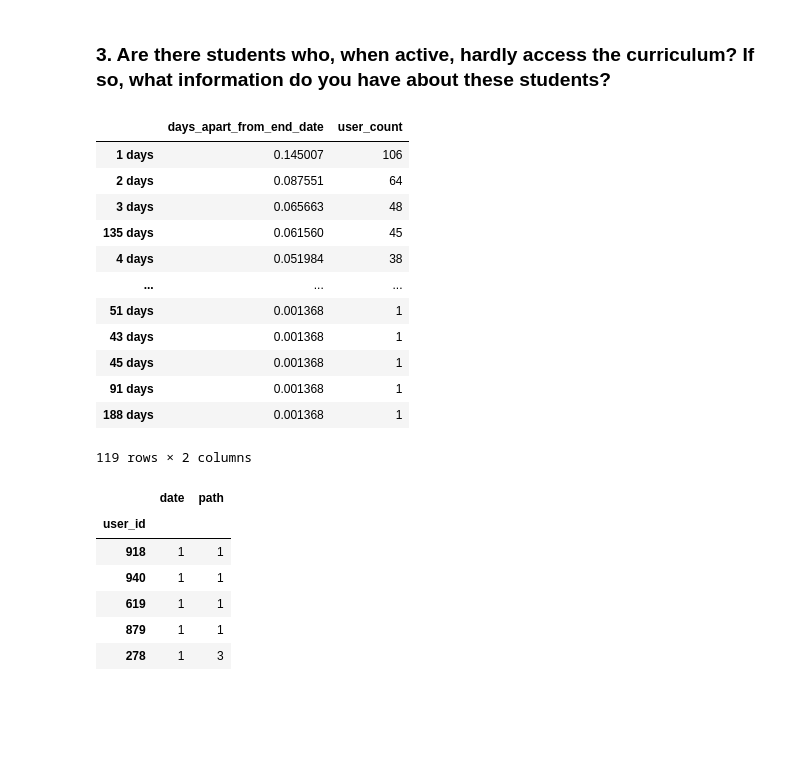
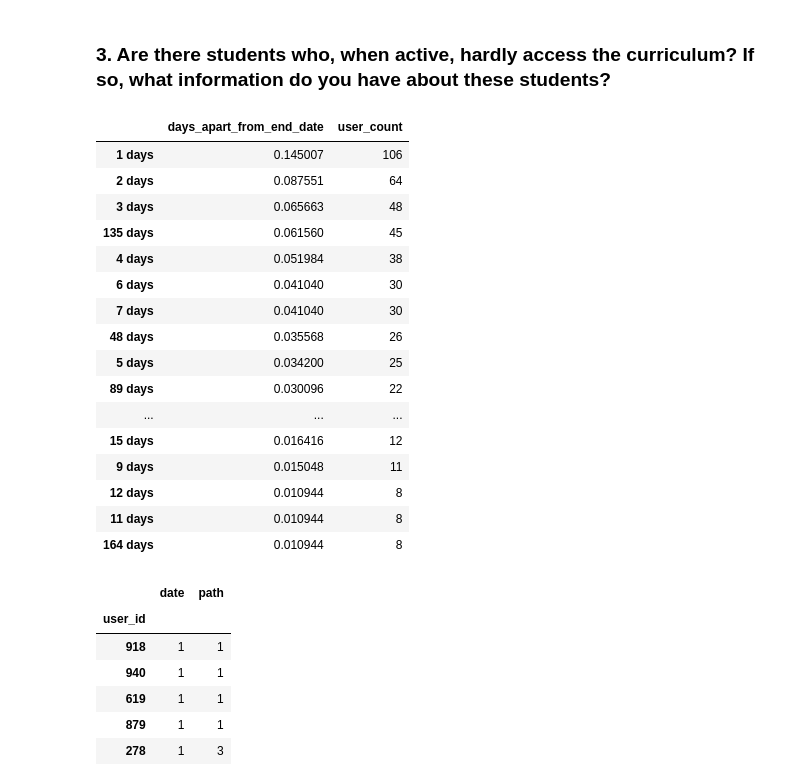
Before and after one commit to Anomaly-Detection-Group/anomaly_detection_project, a Jupyter notebook: final_report.ipynb, the cells around one changed output. Cells and saved outputs as stored; diff of their text form; code cells hidden in the pictures; blank space fills up the shorter version.

```diff
--- a/final_report.ipynb
+++ b/final_report.ipynb
@@ -60,18 +47,23 @@ explore_.get_explore_question_2()
 one_day_list, days_from_end_df = explore_.get_explore_question_3()
 # %%
-days_from_end_df
+# for days from end access
+days_from_end_df.head(20)
 # %% [output]
 |  | days_apart_from_end_date | user_count |
 | 1 days | 0.145007 | 106 |
 | 2 days | 0.087551 | 64 |
 | 3 days | 0.065663 | 48 |
 | 135 days | 0.061560 | 45 |
 | 4 days | 0.051984 | 38 |
+| 6 days | 0.041040 | 30 |
+| 7 days | 0.041040 | 30 |
+| 48 days | 0.035568 | 26 |
+| 5 days | 0.034200 | 25 |
+| 89 days | 0.030096 | 22 |
 | ... | ... | ... |
-| 51 days | 0.001368 | 1 |
-| 43 days | 0.001368 | 1 |
-| 45 days | 0.001368 | 1 |
-| 91 days | 0.001368 | 1 |
-| 188 days | 0.001368 | 1 |
+| 15 days | 0.016416 | 12 |
+| 9 days | 0.015048 | 11 |
+| 12 days | 0.010944 | 8 |
+| 11 days | 0.010944 | 8 |
+| 164 days | 0.010944 | 8 |
-119 rows × 2 columns
 # %%
```
Also changed, not shown: parts of 12 cells of this notebook, 3 other files.
